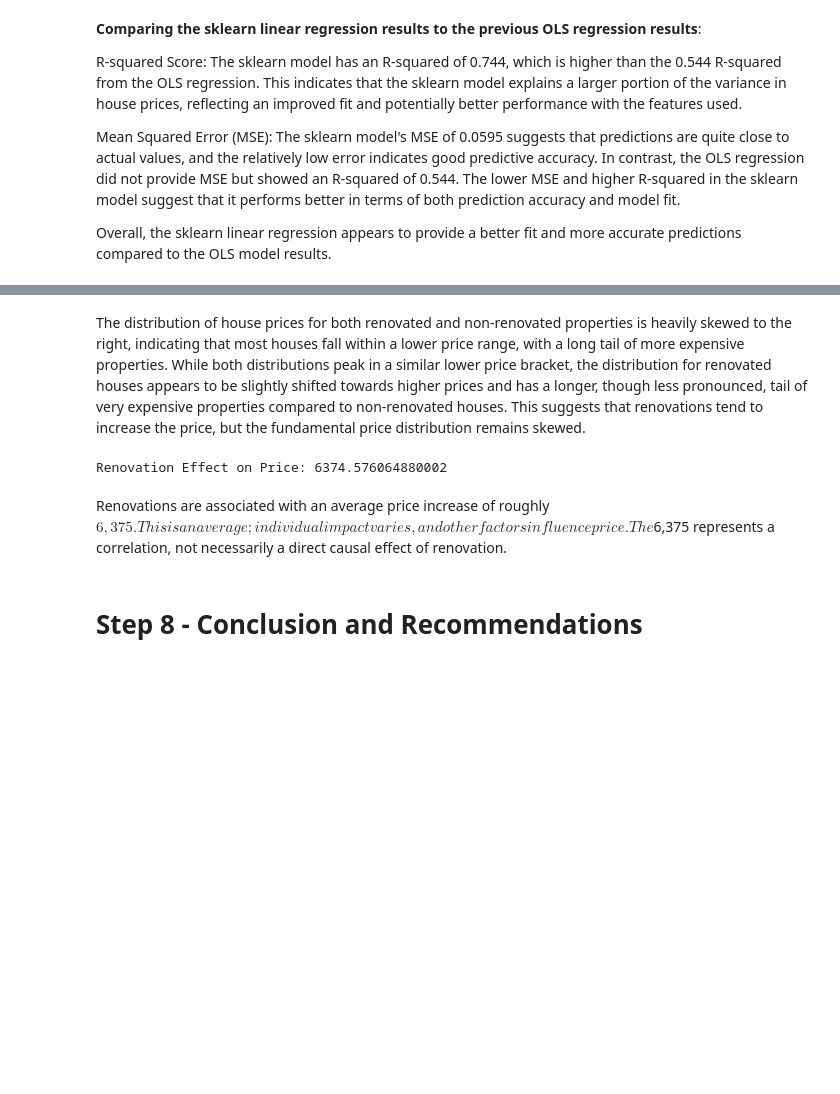
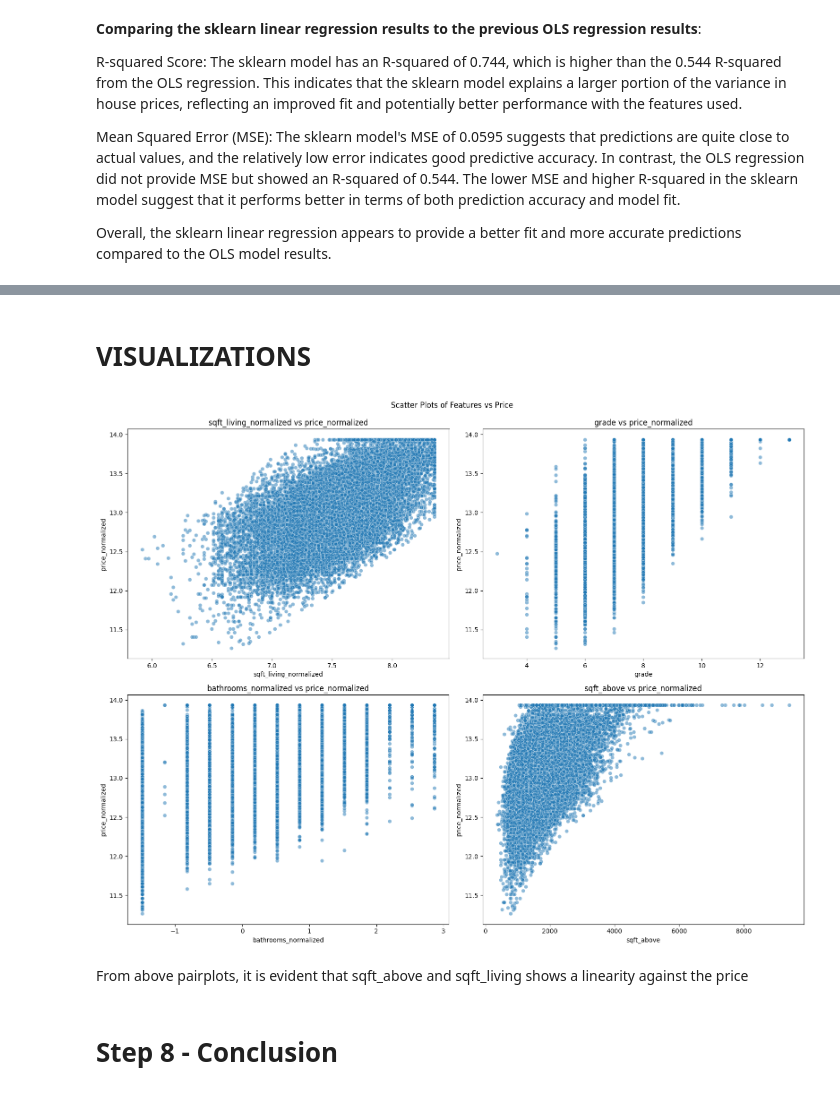
Before and after one commit to Ann-Tonina/King_County_Final_Project, a Jupyter notebook: kchousesales.ipynb, the cells around one changed output, grey strips where cells are left out. Drawn from its saved outputs; the diff is of its cells as text; code cells hidden in the pictures; blank space fills up the shorter version.

Commit message:
Modeling

```diff
--- a/kchousesales.ipynb
+++ b/kchousesales.ipynb
@@ -1107,2 +955,0 @@ plt.show()
-# %% [markdown]
-The distribution of house prices for both renovated and non-renovated properties is heavily skewed to the right, indicating that most houses fall within a lower price range, with a long tail of more expensive properties. While both distributions peak in a similar lower price bracket, the distribution for renovated houses appears to be slightly shifted towards higher prices and has a longer, though less pronounced, tail of very expensive properties compared to non-renovated houses. This suggests that renovations tend to increase the price, but the fundamental price distribution remains skewed.
@@ -1111,23 +956,30 @@ from sklearn.preprocessing import StandardScaler
-# %%
-#Determine if renovated significantly boosts price after controlling for other features.
-
-# Prepare data
-X = pd.get_dummies(df.drop('price', axis=1), drop_first=True)
-y = df['price']
-
-# Scale and split
-X_scaled = StandardScaler().fit_transform(X)
-X_train, X_test, y_train, y_test = train_test_split(X_scaled, y, test_size=0.3, random_state=42)
-
-# Train model
-model = LinearRegression().fit(X_train, y_train)
-
-# Show renovation impact
-coef = pd.Series(model.coef_, index=X.columns)
-print("Renovation Effect on Price:", coef['renovated'])
-# %% [output]
-Renovation Effect on Price: 6374.576064880002
-# %% [markdown]
-Renovations are associated with an average price increase of roughly $6,375. This is an average; individual impact varies, and other factors influence price. The $6,375 represents a correlation, not necessarily a direct causal effect of renovation.
+# %% [markdown]
+# **VISUALIZATIONS**
+# %%
+import seaborn as sns
+
+# Assuming df_normalized is your DataFrame with all necessary columns and has been preprocessed
+
+# Define the features and target variable
+features = ['sqft_living_normalized', 'grade', 'bathrooms_normalized', 'sqft_above']
+target = 'price_normalized'
+
+# Create scatter plots
+plt.figure(figsize=(16, 12))
+
+for i, feature in enumerate(features, 1):
+    plt.subplot(2, 2, i)
+    sns.scatterplot(x=df_normalized[feature], y=df_normalized[target], alpha=0.5)
+    plt.title(f'{feature} vs {target}')
+    plt.xlabel(feature)
+    plt.ylabel(target)
+
+plt.tight_layout()
+plt.suptitle('Scatter Plots of Features vs Price', y=1.02)
+plt.show()
+# %% [output]
+[figure, added]
+# %% [markdown]
+From above pairplots, it is evident that sqft_above and sqft_living shows a linearity against the price
 # %% [markdown]
-# **Step 8 - Conclusion and Recommendations**
+# **Step 8 - Conclusion**
```
Also changed, not shown: parts of 19 cells of this notebook.
